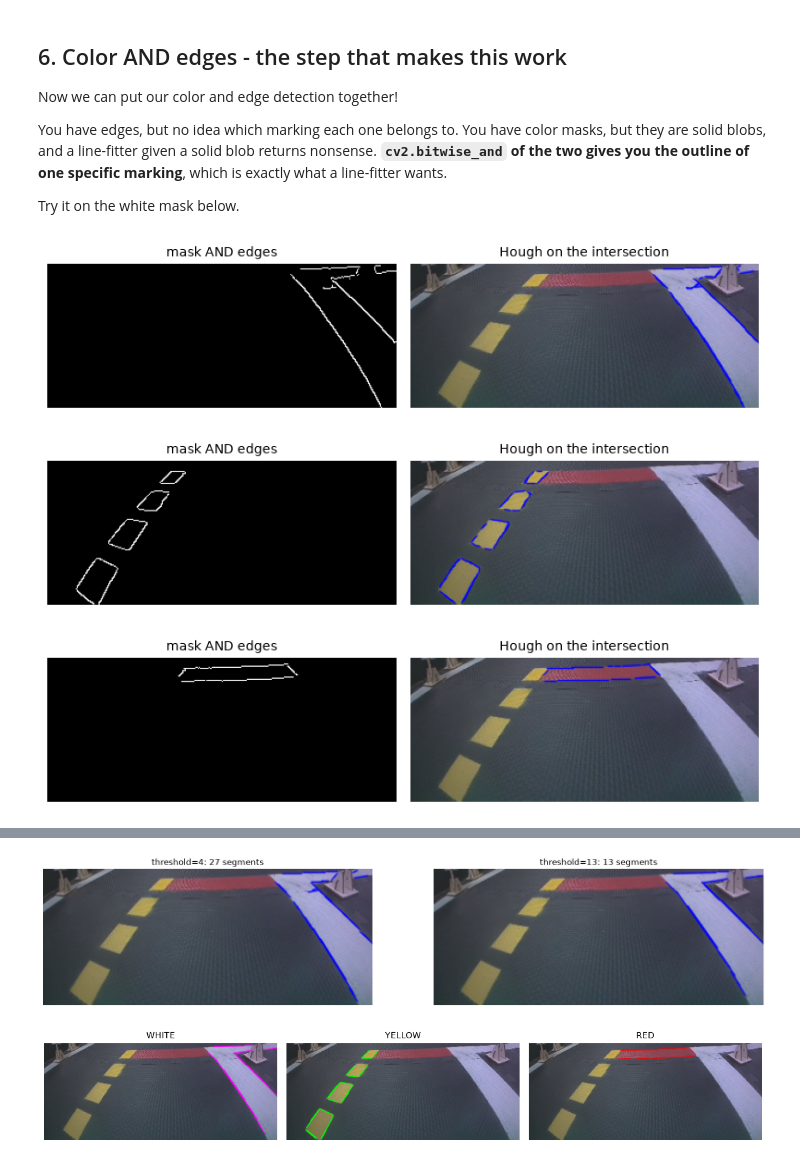
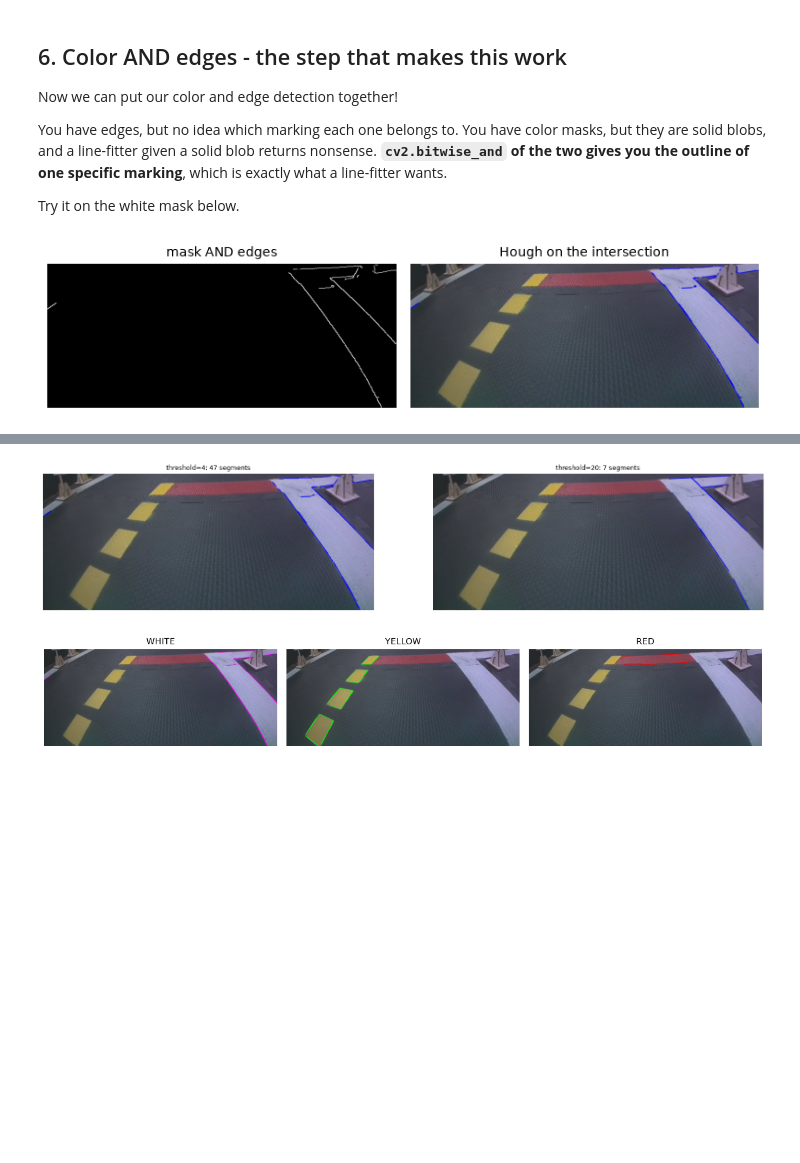
Before and after one commit to bja1701/dt_lab4, a Jupyter notebook: notebooks/lane_detection_activity.ipynb, the cells around one changed output, grey strips where cells are left out. Cells and saved outputs as stored; diff of their text form; code cells hidden in the pictures; blank space fills up the shorter version.

```diff
--- a/notebooks/lane_detection_activity.ipynb
+++ b/notebooks/lane_detection_activity.ipynb
@@ -104,7 +102,7 @@ Two separate reasons for those two steps, and it is worth keeping them apart:
 * Crop is about relevance - What part of the image do you want to see?
 # %%
 # TODO: Tune parameters to what you think it should be for your bot.
-IMG_SIZE = (320, 240)       # (width, height). The original is (640, 480); keep its aspect ratio.
+IMG_SIZE = (640,480)       # (width, height). The original is (640, 480); keep its aspect ratio.
 TOP_CUTOFF = .45     # fraction of top of image to throw away (to remove non-road or far away road)
 
 # Resize
@@ -229,7 +224,7 @@ are as good as you can get them.
 #
 # Use the numbers you printed in section 2 as a starting point, then adjust
 # while watching the pictures below.
-WHITE_LOW,  WHITE_HIGH  = np.array([80, 40, 130]), np.array([130, 75, 250])
+WHITE_LOW,  WHITE_HIGH  = np.array([70, 40, 110]), np.array([130, 150, 250])
 YELLOW_LOW, YELLOW_HIGH = np.array([15, 60, 80]), np.array([60, 220, 220])
 
 mask_white  = cv2.inRange(hsv, WHITE_LOW,  WHITE_HIGH)
@@ -306,10 +291,10 @@ def clean(mask):
     # TODO: erode to drop speckle, then dilate. Remember the second reason for
     # the dilation - the mask has to reach out over the Canny edges you find in
     # section 6.
-    m = cv2.erode(mask, kernel, iterations=ERODE_ITERS);          # TODO: cv2.erode(...)
-    m = cv2.dilate(m, kernel, iterations=DILATE_ITERS);             # TODO: cv2.dilate(...)
-    # cv2.erode(m, kernel, m, iterations=ERODE_ITERS)
-    # cv2.dilate(m, kernel, m, iterations=DILATE_ITERS)
+    m = mask          # TODO: cv2.erode(...)
+    m = m             # TODO: cv2.dilate(...)
+    cv2.erode(m, kernel, m, iterations=ERODE_ITERS)
+    cv2.dilate(m, kernel, m, iterations=DILATE_ITERS)
     return m
 
 clean_white  = clean(mask_white)
@@ -317,9 +302,6 @@ clean_yellow = clean(mask_yellow)
 clean_red    = clean(mask_red)
 
 show(mask_white, clean_white, titles=["white, raw", "white, eroded then dilated"], size=4.5)
-show(mask_yellow, clean_yellow, titles=["yellow, raw", "yellow, eroded then dilated"], size=4.5)
-show(mask_red, clean_red, titles=["red, raw", "red, eroded then dilated"], size=4.5)
-
 print(f"white  {int(mask_white.sum()//255):5d} -> {int(clean_white.sum()//255):5d} px")
 print(f"yellow {int(mask_yellow.sum()//255):5d} -> {int(clean_yellow.sum()//255):5d} px")
 # %% [output]
@@ -367,23 +347,15 @@ marking**, which is exactly what a line-fitter wants.
 Try it on the white mask below.
 # %%
 white_edges = cv2.bitwise_and(clean_white, edges)  # TODO use cv2.bitwise_and to combine the clean white mask with the edges
-yellow_edges = cv2.bitwise_and(clean_yellow, edges);
-red_edges = cv2.bitwise_and(clean_red, edges);
 
+white_lines = cv2.HoughLinesP(white_edges, rho=1, theta=np.pi / 180, threshold=4,
+                            minLineLength=3, maxLineGap=3)
 
-white_lines = cv2.HoughLinesP(white_edges, rho=1, theta=np.pi / 180, threshold=4, minLineLength=3, maxLineGap=3);
-yellow_lines = cv2.HoughLinesP(yellow_edges, rho=1, theta=np.pi / 180, threshold=4, minLineLength=3, maxLineGap=3);
-red_lines = cv2.HoughLinesP(red_edges, rho=1, theta=np.pi / 180, threshold=4, minLineLength=3, maxLineGap=3);
-
-show(cv2.cvtColor(white_edges, cv2.COLOR_GRAY2BGR), draw(cropped, white_lines), titles=["mask AND edges", f"Hough on the intersection"], size=4)
-show(cv2.cvtColor(yellow_edges, cv2.COLOR_GRAY2BGR), draw(cropped, yellow_lines), titles=["mask AND edges", f"Hough on the intersection"], size=4)
-show(cv2.cvtColor(red_edges, cv2.COLOR_GRAY2BGR), draw(cropped, red_lines), titles=["mask AND edges", f"Hough on the intersection"], size=4)
-
-# show( mask_red,clean_red, cv2.cvtColor(red_edges, cv2.COLOR_GRAY2BGR), titles=["red raw", "red clean", "red mask AND edges"], size=4);
+show(cv2.cvtColor(white_edges, cv2.COLOR_GRAY2BGR), draw(cropped, white_lines),
+     titles=["mask AND edges",
+             f"Hough on the intersection"], size=4)
 # %% [output]
-[figure, old version]
+[figure, new version]
-[figure, removed]
-[figure, removed]
 # %% [markdown]
 ## 7. The Hough transform, and its four knobs
 
@@ -408,27 +380,27 @@ in section 8 - for now, judge just the colored lines.*
 # COMPARE TWO sets of Hough parameters
 # TODO change these parameters to see how the number of segments changes.
 HOUGH_PARMS1 = (4, 5, 3)   # threshold, minLineLength, maxLineGap
-HOUGH_PARMS2 = (13, 4, 8)   # threshold, minLineLength, maxLineGap
+HOUGH_PARMS2 = (20,40,20)   # threshold, minLineLength, maxLineGap
 
 fig, axes = plt.subplots(1, 2, figsize=(16, 3.2))
 
 l1 = cv2.HoughLinesP(white_edges, rho=1, theta=np.pi / 180, threshold=HOUGH_PARMS1[0],
                             minLineLength=HOUGH_PARMS1[1], maxLineGap=HOUGH_PARMS1[2])
 axes[0].imshow(cv2.cvtColor(draw(cropped, l1), cv2.COLOR_BGR2RGB))
-axes[0].set_title(f"threshold={HOUGH_PARMS1[0]}: {len(l1)} segments", fontsize=12)
+axes[0].set_title(f"threshold={HOUGH_PARMS1[0]}: {len(l1)} segments", fontsize=9)
 axes[0].axis("off")
 
 l2 = cv2.HoughLinesP(white_edges, rho=1, theta=np.pi / 180, threshold=HOUGH_PARMS2[0],
                             minLineLength=HOUGH_PARMS2[1], maxLineGap=HOUGH_PARMS2[2])
 
 axes[1].imshow(cv2.cvtColor(draw(cropped, l2), cv2.COLOR_BGR2RGB))
-axes[1].set_title(f"threshold={HOUGH_PARMS2[0]}: {len(l2)} segments", fontsize=12)
+axes[1].set_title(f"threshold={HOUGH_PARMS2[0]}: {len(l2)} segments", fontsize=9)
 axes[1].axis("off")
 
 plt.tight_layout()
 plt.show()
 # %% [output]
-[figure, old version]
+[figure, new version]
 # %%
 # TODO: settle on the values you liked above. All three colors then go
 # through the same bitwise_and + Hough.
```
Also changed, not shown: parts of 10 cells of this notebook.
